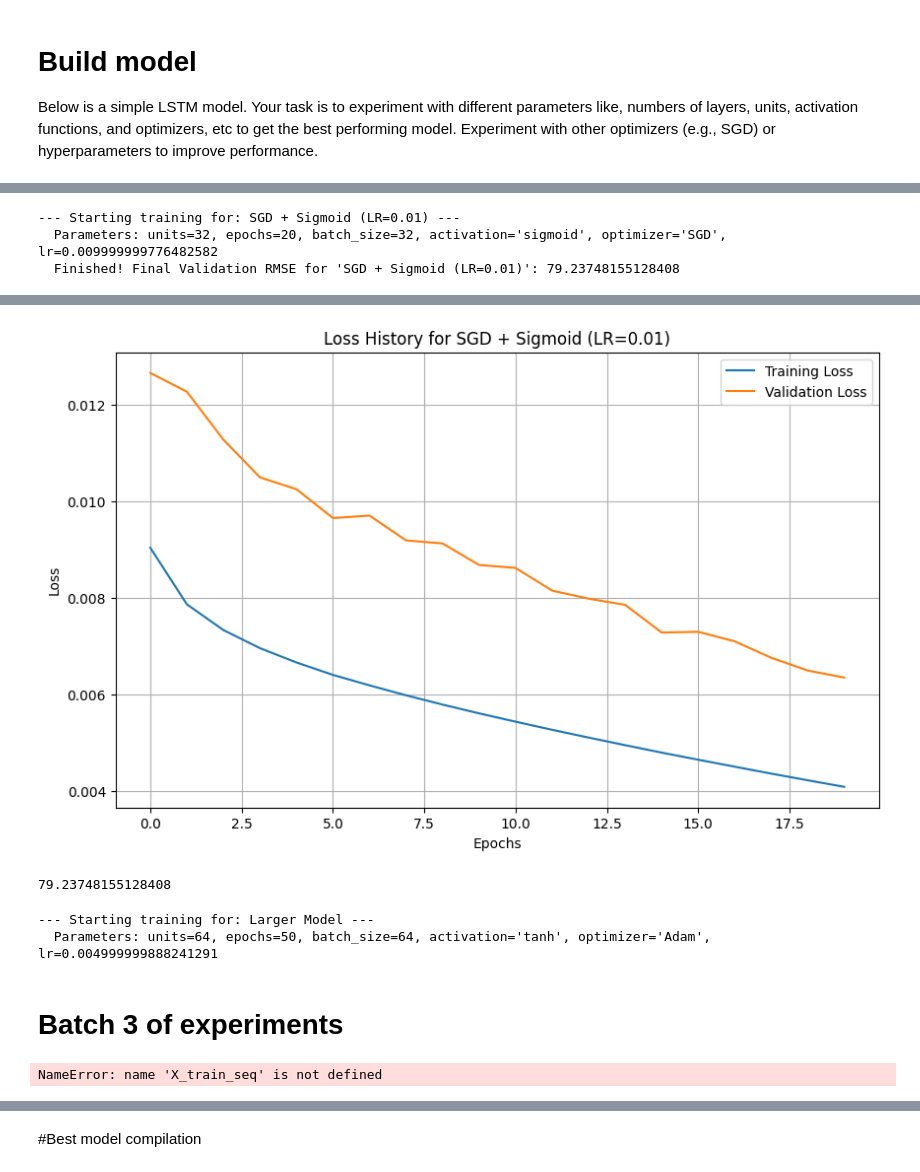
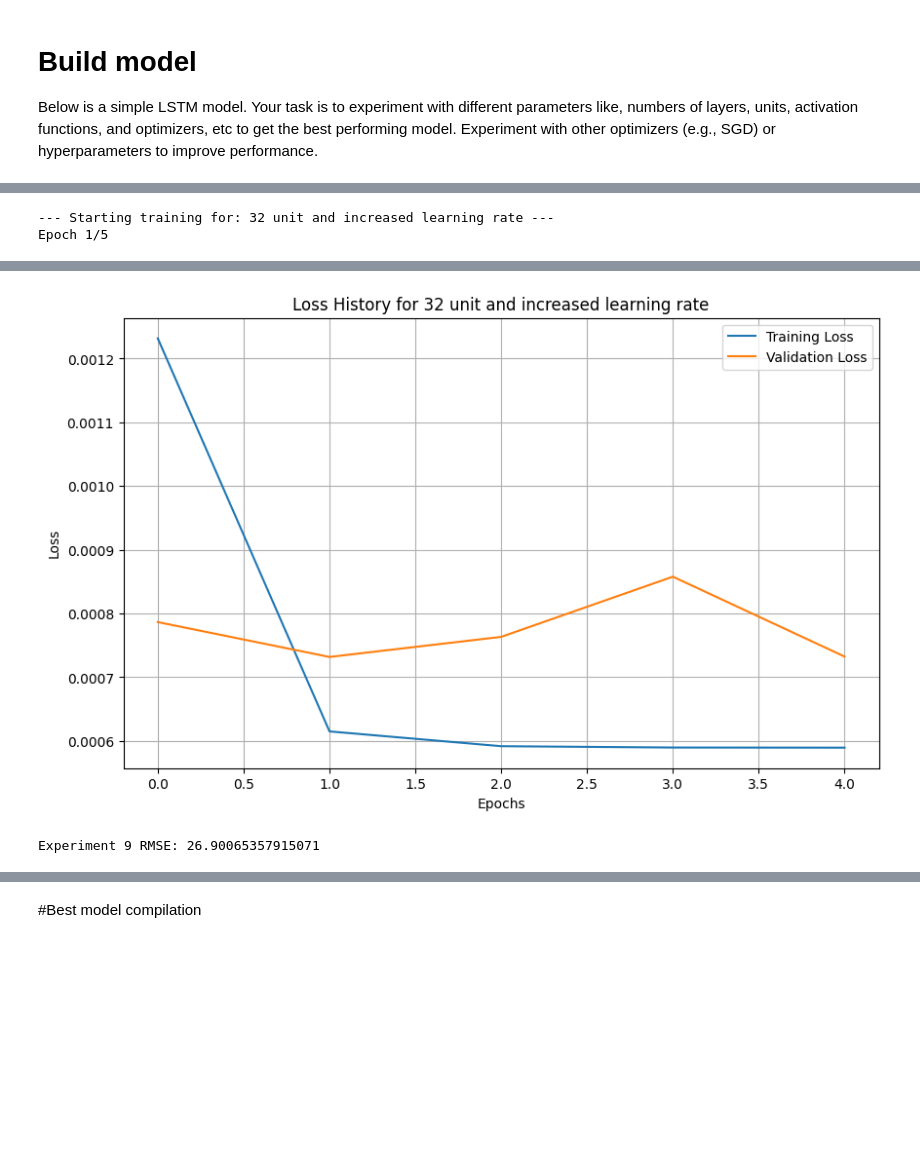
Before and after one commit to tamandakaunda-15/Time_Series_Forecasting2025, a Jupyter notebook: air_quality_forecasting_starter_code_TamandaKaunda.ipynb, the cells around one changed output, grey strips where cells are left out. Saved outputs shown, nothing was run; the diff lists cells and outputs as text; code cells hidden in the pictures; blank space fills up the shorter version.

```diff
--- a/air_quality_forecasting_starter_code_TamandaKaunda.ipynb
+++ b/air_quality_forecasting_starter_code_TamandaKaunda.ipynb
@@ -590,14 +537,7 @@ run_experiment(
 # %%
-# Experiment 9: SGD optimizer, sigmoid activation, custom learning rate
-run_experiment(
-    n_units=32,
-    epochs=20,
-    batch_size=32,
-    activation='sigmoid',
-    optimizer=SGD(learning_rate=0.01),
-    model_name="SGD + Sigmoid (LR=0.01)"
-)
+# Experiment 9: 32 Units and Increased learning rate
+exp3_rmse = run_experiment(n_units=32, epochs=10, batch_size=32, learning_rate=0.01, model_name="32 unit and increased learning rate")
+print(f"Experiment 9 RMSE: {exp3_rmse}")
 # %% [output]
---- Starting training for: SGD + Sigmoid (LR=0.01) ---
-  Parameters: units=32, epochs=20, batch_size=32, activation='sigmoid', optimizer='SGD', lr=0.009999999776482582
-  Finished! Final Validation RMSE for 'SGD + Sigmoid (LR=0.01)': 79.23748155128408
+--- Starting training for: 32 unit and increased learning rate ---
+Epoch 1/5
@@ -604,17 +554,2 @@ run_experiment(
-[figure, old version]
+[figure, new version]
-79.23748155128408
+Experiment 9 RMSE: 26.90065357915071
-# %%
-# Experiment 10: A larger, deeper model with a custom optimizer
-run_experiment(
-    n_units=64,
-    epochs=50,
-    batch_size=64,
-    activation='tanh',
-    optimizer=Adam(learning_rate=0.005),
-    model_name="Larger Model"
-)
-# %% [output]
---- Starting training for: Larger Model ---
-  Parameters: units=64, epochs=50, batch_size=64, activation='tanh', optimizer='Adam', lr=0.004999999888241291
-# %% [markdown]
-# **Batch 3 of experiments**
@@ -693,12 +555,0 @@ def run_experiment(
-# %%
-# Experiment 11: Increase units to 64
-run_experiment(
-    n_units=64,
-    epochs=20,
-    batch_size=32,
-    activation='relu',
-    optimizer='adam',
-    model_name="Units=64"
-)
-# %% [output]
-NameError: name 'X_train_seq' is not defined
```
Also changed, not shown: parts of 30 cells of this notebook.
